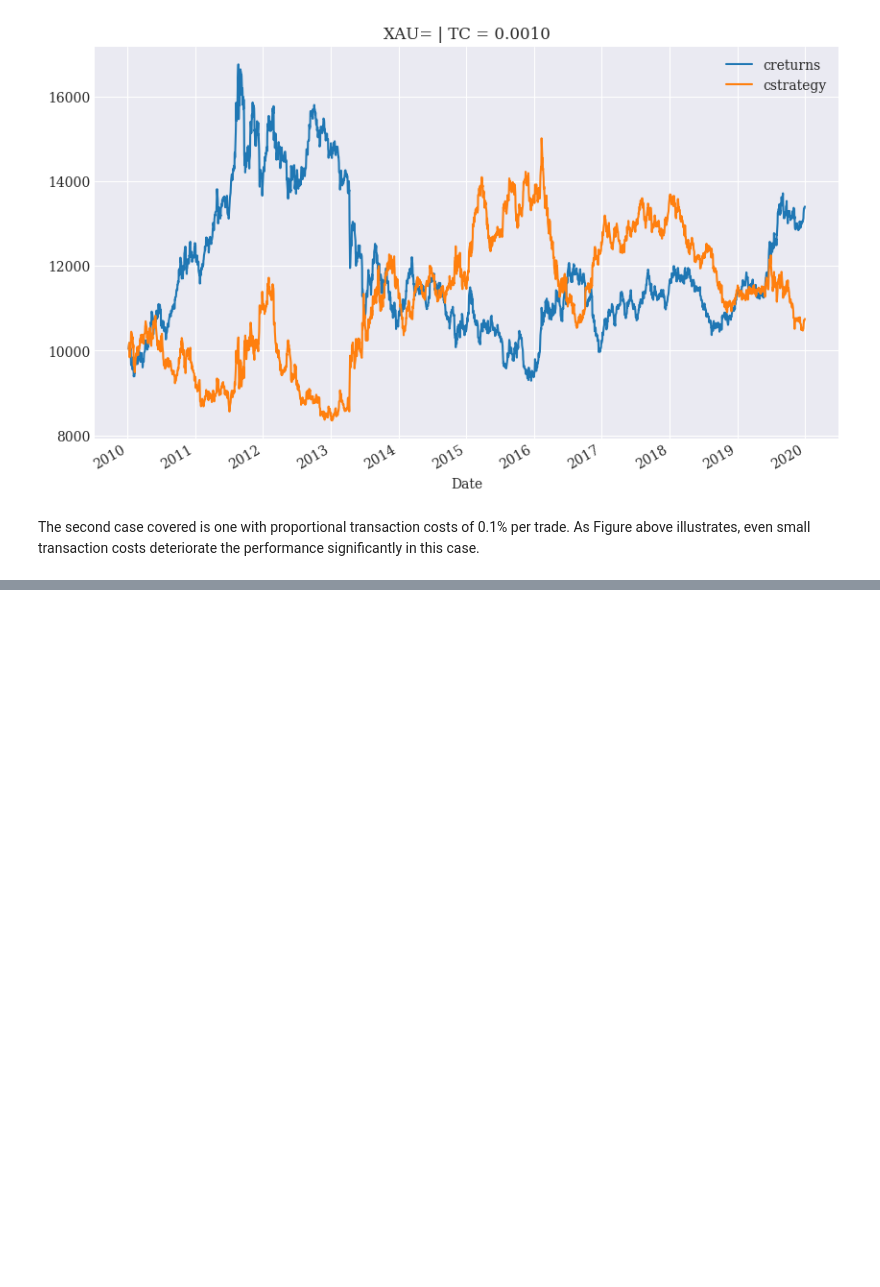
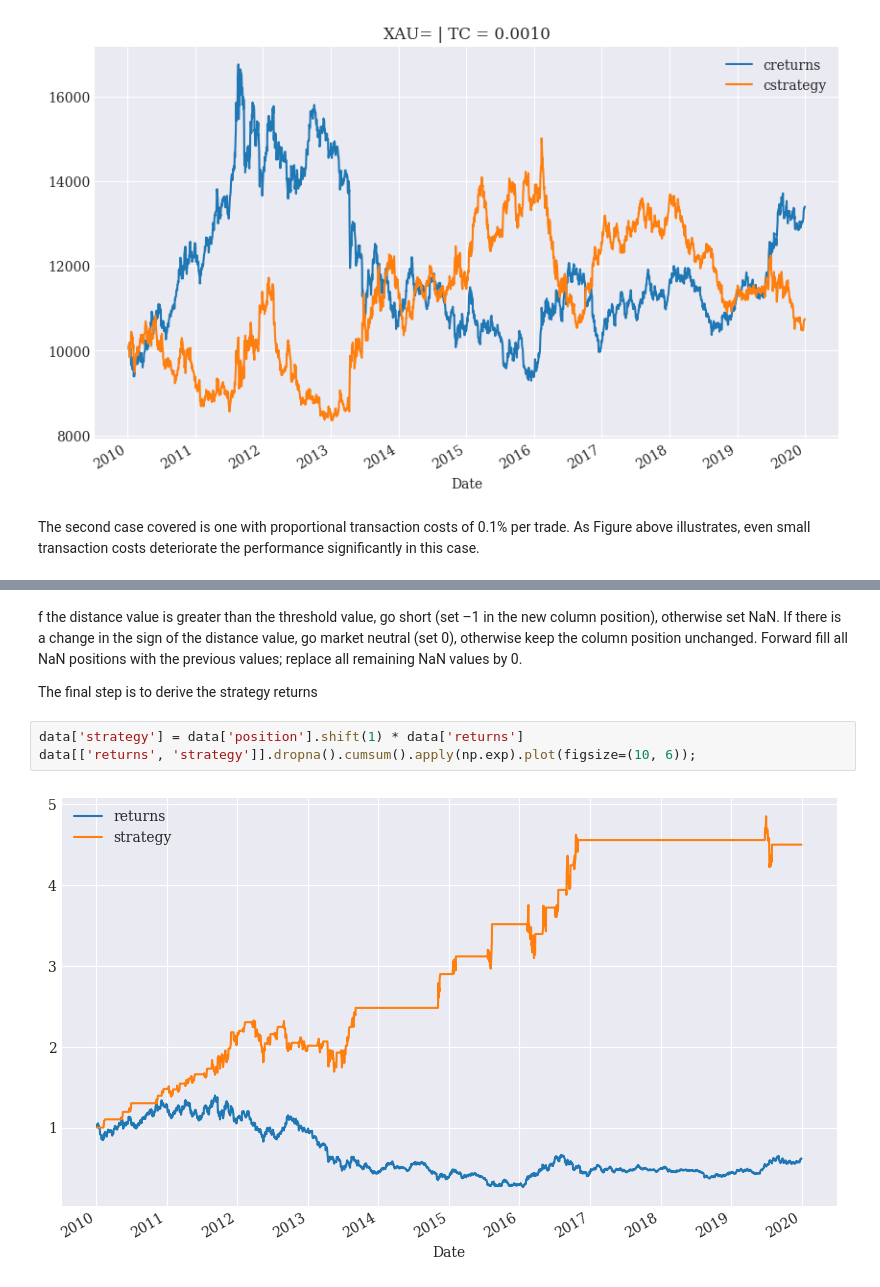
Before and after one commit to thangtm58/trading_algorithm, a Jupyter notebook: bot.ipynb, the cells around one changed output, grey strips where cells are left out. Cells and saved outputs as stored; diff of their text form; blank space fills up the shorter version.

```diff
--- a/bot.ipynb
+++ b/bot.ipynb
@@ -235,0 +277,9 @@ The second case covered is one with proportional transaction costs of 0.1% per t
+# %% [markdown]
+f the distance value is greater than the threshold value, go short (set –1 in the new column position), otherwise set NaN. If there is a change in the sign of the distance value, go market neutral (set 0), otherwise keep the column position unchanged. Forward fill all NaN positions with the previous values; replace all remaining NaN values by 0.
+
+The final step is to derive the strategy returns
+# %%
+data['strategy'] = data['position'].shift(1) * data['returns']
+data[['returns', 'strategy']].dropna().cumsum().apply(np.exp).plot(figsize=(10, 6));
+# %% [output]
+[figure, added]
```
Also changed, not shown: parts of 9 cells of this notebook.
